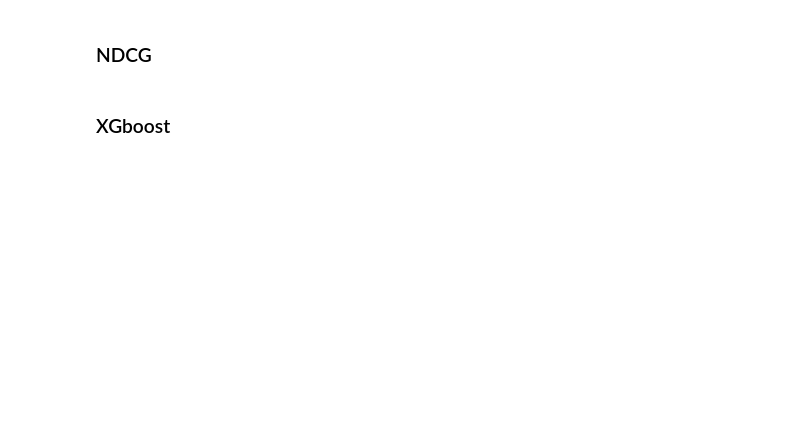
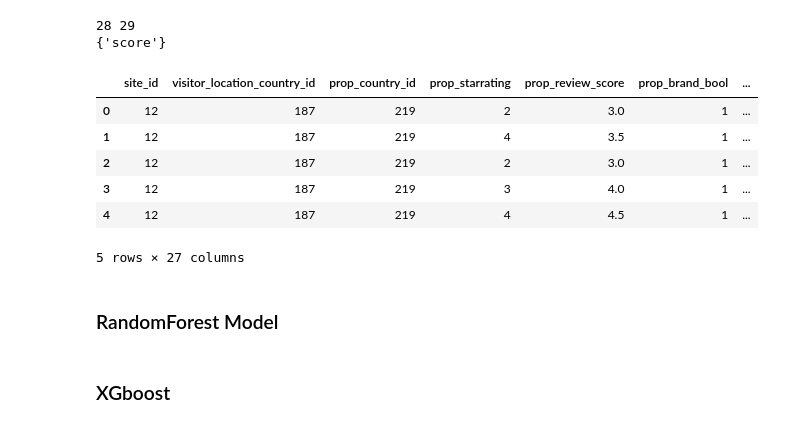
Before and after one commit to hellowithchicken/DataMining, a Jupyter notebook: assignment2/Model/Model_Lotte_Kaggle.ipynb, the cells around one changed output. Drawn from its saved outputs; the diff is of its cells as text; code cells hidden in the pictures; blank space fills up the shorter version.

```diff
--- a/assignment2/Model/Model_Lotte_Kaggle.ipynb
+++ b/assignment2/Model/Model_Lotte_Kaggle.ipynb
@@ -166,15 +171,15 @@ def onehot(df, cols):
 
     return pd.get_dummies(df, columns=cols)
 
-def sampling(df, target, method="undersampling", frac=0.3):
+def sampling(df, target, method="undersampling", frac=0.1):
 
     """
     df: input dataframe
-    targetcol: target column of majority class
+    target: target column of majority class
     method: specifies method of sampling - 'undersampling' or 'combination' of undersampling and oversampling.
-    frac: final fraction minority wrt majority class (default fraction 0.15/0.85)
+    frac: final fraction minority wrt majority class (default fraction 0.1/0.9)
 
-    returns: df with undersampled majority and oversampled minority class
+    returns: df with undersampled majority class
 
     note that this only has to be performed on the training data!
 
@@ -227,7 +232,7 @@ def feature_engineering_train(df):
     new_historical_price(df)
     add_price_position(df)
 #     df = average_numerical_features(df)
-#     df = add_historical_booking_click(df)
+    df = add_historical_booking_click(df)
     add_score(df)
     #remove_cols(df)
     return df
@@ -240,7 +245,7 @@ def feature_engineering_test(df):
     new_historical_price(df)
     add_price_position(df)
 #     df = average_numerical_features(df)
-#     df = join_historical_data(df, path="data/hist_click_book.csv")
+    df = join_historical_data(df, path="data/hist_click_book.csv")
     return df
 
 def create_df_queries_freq(df):
@@ -265,6 +276,6 @@ df.head()
 # %%
 start = time.time()
-df = sampling(df, "score", method="undersampling")
+df = sampling(df, "score", method="undersampling", frac=0.09)
 end = time.time()
 
 print(f"Execution took {end-start:.2f} seconds")
@@ -285,5 +311,6 @@ del testset['prop_id']
 
 print(len(testset.columns), len(df.columns))
 print(set(df.columns)-set(testset.columns))
+# %% [output]
+28 29
+{'score'}
-# %% [markdown]
-### NDCG
@@ -319,0 +317,17 @@ def NDCG(predictions, df, path_idcg = "idcg.csv"):
+# %%
+rf_df = df.copy()
+y_rf_df = df["score"]
+del rf_df["srch_id"]
+del rf_df["score"]
+# %%
+rf_df.head()
+# %% [output]
+|  | site_id | visitor_location_country_id | prop_country_id | prop_starrating | prop_review_score | prop_brand_bool | ... |
+| 0 | 12 | 187 | 219 | 2 | 3.0 | 1 | ... |
+| 1 | 12 | 187 | 219 | 4 | 3.5 | 1 | ... |
+| 2 | 12 | 187 | 219 | 2 | 3.0 | 1 | ... |
+| 3 | 12 | 187 | 219 | 3 | 4.0 | 1 | ... |
+| 4 | 12 | 187 | 219 | 4 | 4.5 | 1 | ... |
+5 rows × 27 columns
+# %% [markdown]
+### RandomForest Model
```
Also changed, not shown: parts of 22 cells of this notebook.
